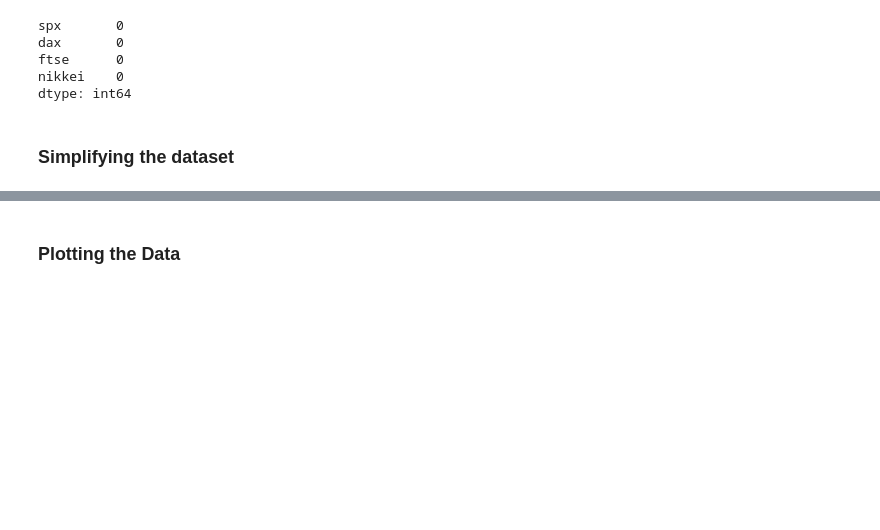
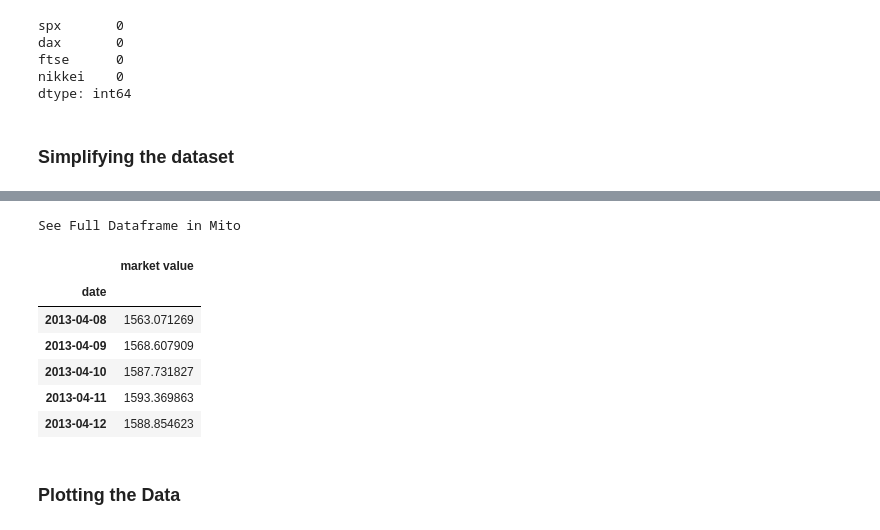
Before and after one commit to herbert0419/Hands-on, a Jupyter notebook: Time Series Analysis in Python/Section 3/S_3_L_11/Section 3 - Introduction to Time Series - Template.ipynb, the cells around one changed output, grey strips where cells are left out. Drawn from its saved outputs; the diff is of its cells as text; code cells hidden in the pictures; blank space fills up the shorter version.

```diff
--- a/Time Series Analysis in Python/Section 3/S_3_L_11/Section 3 - Introduction to Time Series - Template.ipynb
+++ b/Time Series Analysis in Python/Section 3/S_3_L_11/Section 3 - Introduction to Time Series - Template.ipynb
@@ -172,0 +209,2 @@ dtype: int64
+# %%
+df_test = data_comp.iloc[size:]
@@ -173,3 +222,14 @@ dtype: int64
+# %%
+df_test.head() # 5th & 6th April being sat & sun resp. So we can confirm that there are no overlapping values
+# %% [output]
+See Full Dataframe in Mito
+|  | market value |
+| date |  |
+| 2013-04-08 | 1563.071269 |
+| 2013-04-09 | 1568.607909 |
+| 2013-04-10 | 1587.731827 |
+| 2013-04-11 | 1593.369863 |
+| 2013-04-12 | 1588.854623 |
 # %% [markdown]
 ### Plotting the Data
 # %% [markdown]
```
Also changed, not shown: parts of 9 cells of this notebook.
